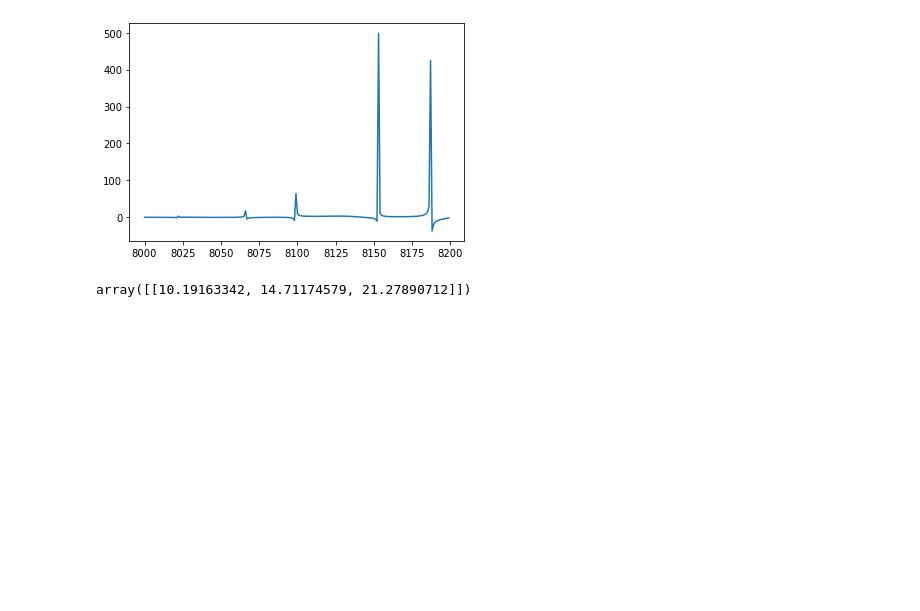
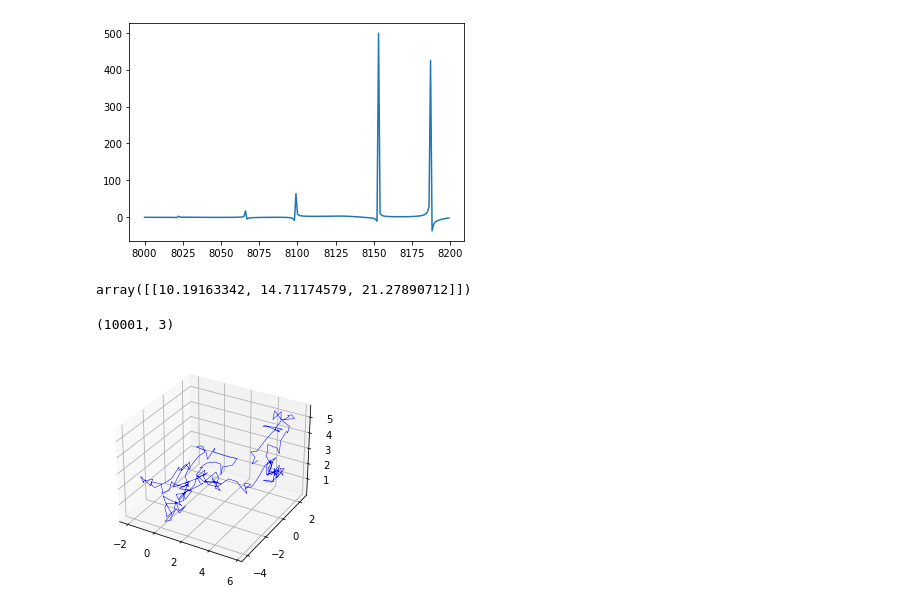
Before and after one commit to lluo02/AI-In-Complex-Systems, a Jupyter notebook: lorenzdemo.ipynb, the cells around one changed output. Drawn from its saved outputs; the diff is of its cells as text; code cells hidden in the pictures; blank space fills up the shorter version.

```diff
--- a/lorenzdemo.ipynb
+++ b/lorenzdemo.ipynb
@@ -461,3 +461,8 @@ yhat = model_fit.forecast(model_fit.y, steps=1)
 yhat
 # %% [output]
 array([[10.19163342, 14.71174579, 21.27890712]])
+# %%
+random = np.random.rand(10001, 3)
+random.shape
+# %% [output]
+(10001, 3)
@@ -463,0 +482,39 @@ array([[10.19163342, 14.71174579, 21.27890712]])
+# %%
+random_pred = random[:8000].copy()
+# %%
+for t in tqdm(range(0, 200)):
+    kdtree = cKDTree(random[:7999 + t], leafsize=100)
+    distances = np.array([0, 3, 3])
+    indexes = np.array([0, 3, 3])
+    for item in random:
+        dists, idxs = kdtree.query(item, k=4, distance_upper_bound=6)
+        dists = dists[1:]
+        idxs = idxs[1:]
+        distances = np.vstack([distances, dists])
+        indexes = np.vstack([indexes, idxs])
+
+    distances = distances[1:]
+    indexes = indexes[1:]
+
+    predictions = [0, 0, 0]
+
+    index = 7999+t
+    i1, i2, i3 = indexes[index, 0], indexes[index, 1], indexes[index, 2]
+    d1 = random_pred[i1+1] - random_pred[i1]
+    d2 = random_pred[i2+1] - random_pred[i2]
+    d3 = random_pred[i3+1] - random_pred[i3]
+    d = (d1+d2+d3)/3
+
+    predict = random_pred[index] + d
+    predictions = np.vstack([predictions, predict])
+
+    predictions = predictions[1:]
+
+    random_pred = np.vstack([random_pred, predictions])
+# %%
+ax = plt.figure().add_subplot(projection='3d')
+# ax.plot(data[:, 0], data[:, 1], data[:, 2], lw=.5, color='red')
+ax.plot(random_pred[8000:, 0], random_pred[8000:, 1], random_pred[8000:, 2], lw=.5, color='blue')
+plt.show()
+# %% [output]
+[figure, added]
```
Also changed, not shown: parts of 3 cells of this notebook, 2 other files.
